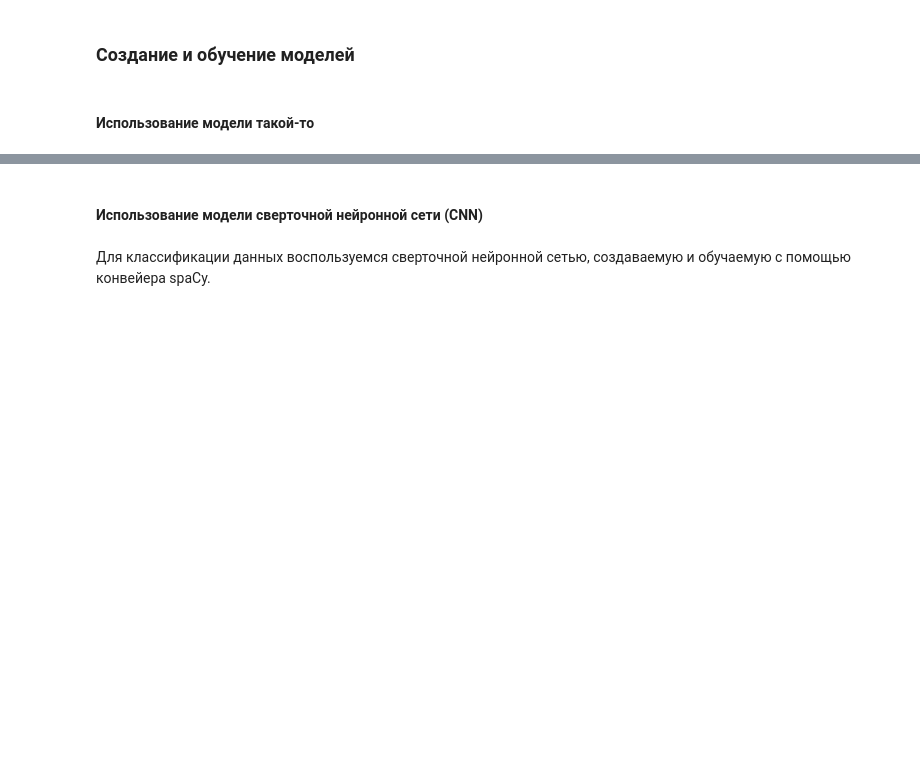
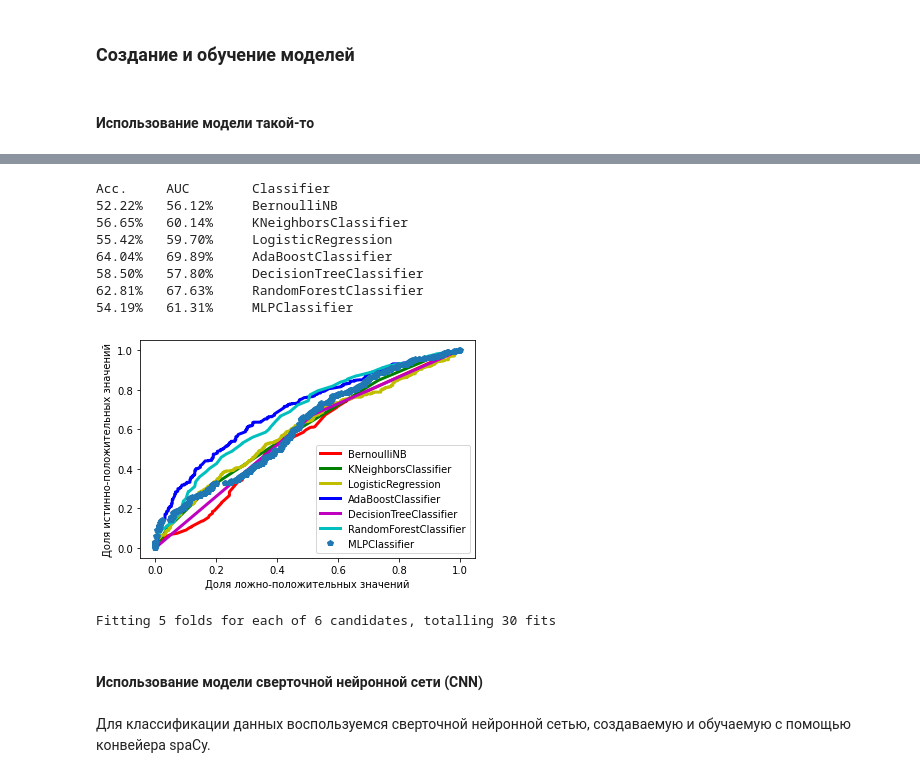
Before and after one commit to Alice15423/sentiment_analysis, a Jupyter notebook: reseach/sentiment_analysis.ipynb, the cells around one changed output, grey strips where cells are left out. Cells and saved outputs as stored; diff of their text form; code cells hidden in the pictures; blank space fills up the shorter version.

```diff
--- a/reseach/sentiment_analysis.ipynb
+++ b/reseach/sentiment_analysis.ipynb
@@ -638,0 +663,46 @@ results_optimize_3[results_optimize_3['acc'] == results_optimize_3['acc'].max()]
+# %%
+classifiers = {
+    'BernoulliNB': BernoulliNB(),
+    'KNeighborsClassifier': KNeighborsClassifier(),
+    'LogisticRegression': LogisticRegression(),
+    'AdaBoostClassifier': AdaBoostClassifier(),
+    'DecisionTreeClassifier': DecisionTreeClassifier(),
+    'RandomForestClassifier': RandomForestClassifier(),
+    'MLPClassifier': MLPClassifier(max_iter=300),
+}
+# %%
+w2v = Word2Vec(features_train, vector_size=300, window=10, min_count=1, sample=1e-3, workers=2)
+features_train_w2v = extract_features(w2v, features_train)
+# %%
+color_i = 0
+colors = 'rgybmcp'
+
+print('Acc.     AUC        Classifier')
+for name, classifier in classifiers.items():
+    model = classifier
+    model.fit(features_train_w2v, target_train)
+    pred = model.predict_proba(features_test_w2v)
+
+    acc = accuracy_score(target_test, pred[:, 1] > 0.5)
+    auc = roc_auc_score(target_test, pred[:, 1])
+    print(f'{acc:.2%}   {auc:.2%}     {name}')
+
+    fpr, tpr, _ = roc_curve(target_test, pred[:,1])
+    plt.plot(fpr, tpr, colors[color_i], linewidth='3', label=name)
+    color_i += 1
+
+plt.xlabel('Доля ложно-положительных значений')
+plt.ylabel('Доля истинно-положительных значений')
+
+plt.legend()
+plt.show()
+# %% [output]
+Acc.     AUC        Classifier
+52.22%   56.12%     BernoulliNB
+56.65%   60.14%     KNeighborsClassifier
+55.42%   59.70%     LogisticRegression
+64.04%   69.89%     AdaBoostClassifier
+58.50%   57.80%     DecisionTreeClassifier
+62.81%   67.63%     RandomForestClassifier
+54.19%   61.31%     MLPClassifier
+[figure, added]
@@ -639,3 +727,12 @@ results_optimize_3[results_optimize_3['acc'] == results_optimize_3['acc'].max()]
+# %%
+clf = GridSearchCV(
+    param_grid[1]['classifier'][0], param_grid=param_grid[1], cv=5, verbose=True, n_jobs=-1
+)
+clf.fit(features_train_w2v, target_train)
+cv_results = pd.DataFrame(clf.cv_results_)
+cv_results
+# %% [output]
+Fitting 5 folds for each of 6 candidates, totalling 30 fits
 # %% [markdown]
 #### Использование модели сверточной нейронной сети (CNN)
 # %% [markdown]
```
Also changed, not shown: parts of 50 cells of this notebook, 1 other file.
